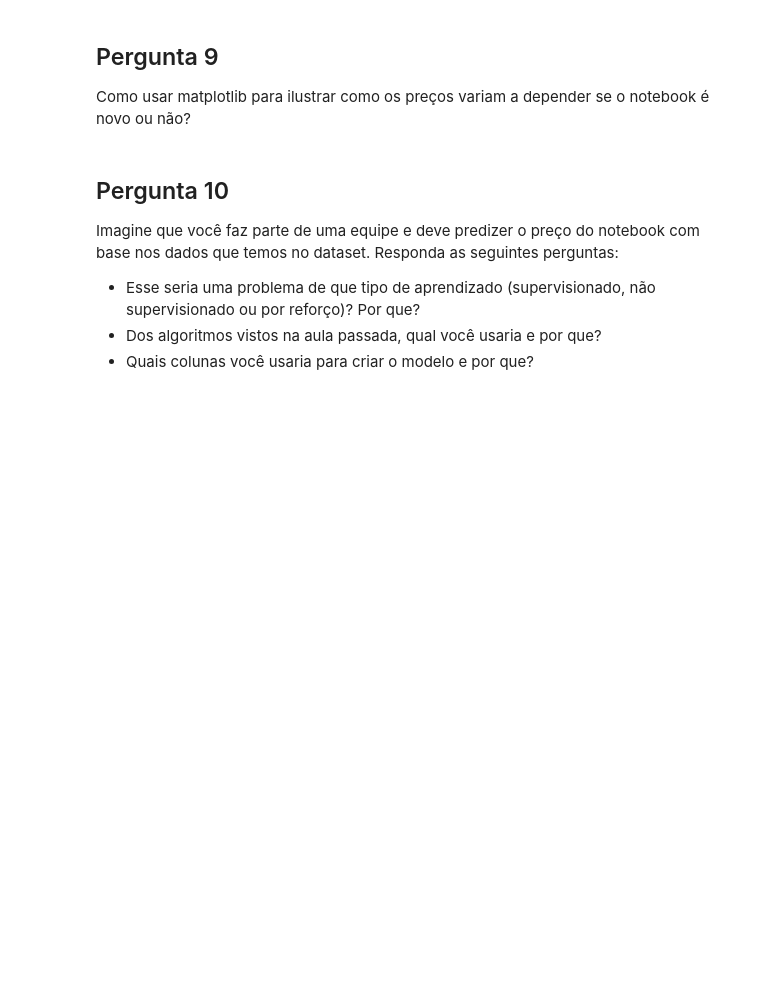
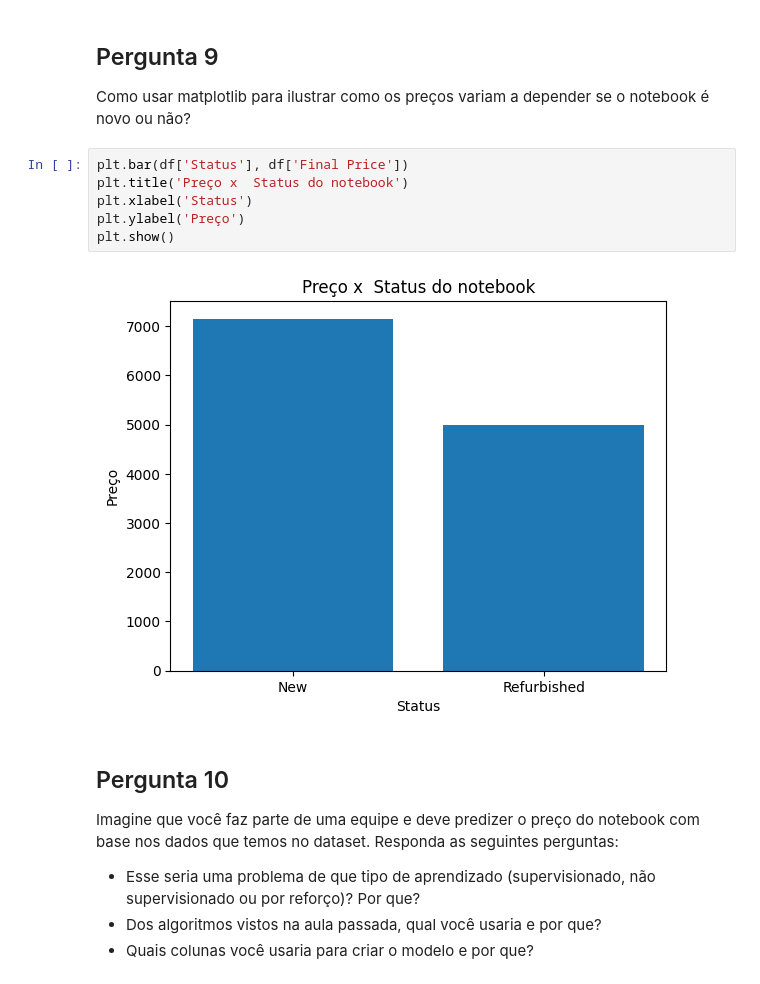
Before and after one commit to magyar1998/Curso-Machine-learning-Churn-Olist-teomewhy, a Jupyter notebook: Cópia_de_Aula_1_Exercicios.ipynb, the cells around one changed output. Saved outputs shown, nothing was run; the diff lists cells and outputs as text; blank space fills up the shorter version.

```diff
--- a/Cópia_de_Aula_1_Exercicios.ipynb
+++ b/Cópia_de_Aula_1_Exercicios.ipynb
@@ -65,6 +125,14 @@ Como usar matplotlib para a distribuição dos preços de notebook?
 ## Pergunta 9
 
 Como usar matplotlib para ilustrar como os preços variam a depender se o notebook é novo ou não?
+# %%
+plt.bar(df['Status'], df['Final Price'])
+plt.title('Preço x  Status do notebook')
+plt.xlabel('Status')
+plt.ylabel('Preço')
+plt.show()
+# %% [output]
+[figure, added]
 # %% [markdown]
 ## Pergunta 10
 
```
Also changed, not shown: parts of 9 cells of this notebook.
